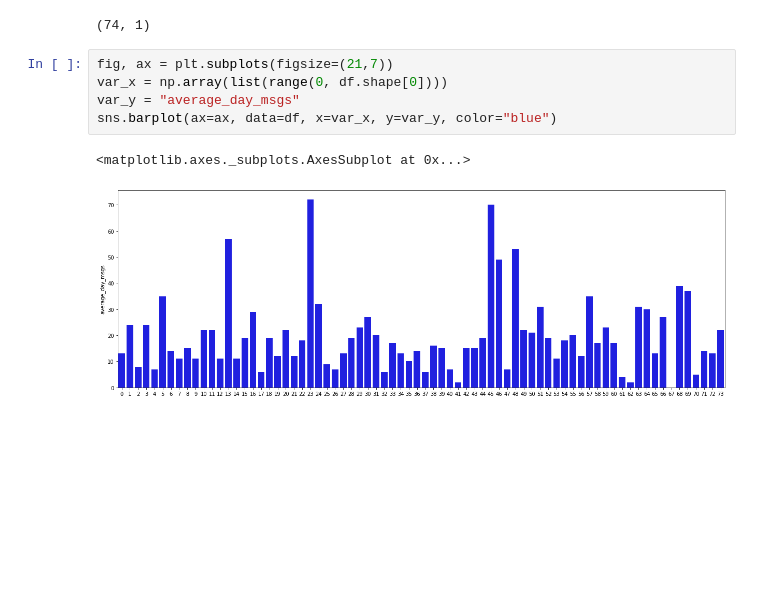
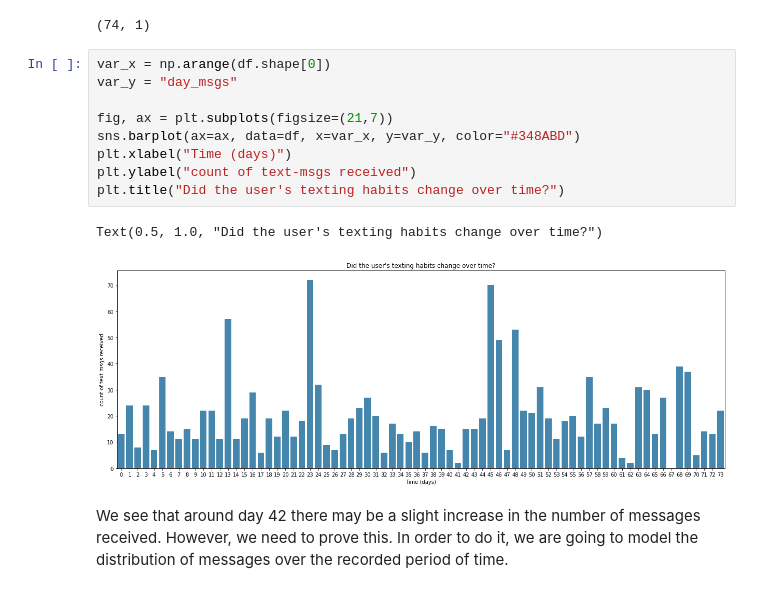
Before and after one commit to ferjorosa/learn-pymc, a Jupyter notebook: Probabilistic Porgramming For Hackers/Chapter 1 - Introduction/text_message_example.ipynb, the cells around one changed output. Drawn from its saved outputs; the diff is of its cells as text; blank space fills up the shorter version.

```diff
--- a/Probabilistic Porgramming For Hackers/Chapter 1 - Introduction/text_message_example.ipynb
+++ b/Probabilistic Porgramming For Hackers/Chapter 1 - Introduction/text_message_example.ipynb
@@ -14,11 +12,17 @@ df = pd.read_csv("https://raw.githubusercontent.com/ferjorosa/learn-pymc/main/Pr
 print(df.shape)
 # %% [output]
 (74, 1)
-# %%
-fig, ax = plt.subplots(figsize=(21,7))
-var_x = np.array(list(range(0, df.shape[0])))
-var_y = "average_day_msgs"
-sns.barplot(ax=ax, data=df, x=var_x, y=var_y, color="blue")
-# %% [output]
-<matplotlib.axes._subplots.AxesSubplot at 0x...>
-[figure, removed]
+# %%
+var_x = np.arange(df.shape[0])
+var_y = "day_msgs"
+
+fig, ax = plt.subplots(figsize=(21,7))
+sns.barplot(ax=ax, data=df, x=var_x, y=var_y, color="#348ABD")
+plt.xlabel("Time (days)")
+plt.ylabel("count of text-msgs received")
+plt.title("Did the user's texting habits change over time?")
+# %% [output]
+Text(0.5, 1.0, "Did the user's texting habits change over time?")
+[figure, added]
+# %% [markdown]
+We see that around day 42 there may be a slight increase in the number of messages received. However, we need to prove this. In order to do it, we are going to model the distribution of messages over the recorded period of time.
```
Also changed, not shown: parts of 10 cells of this notebook.
